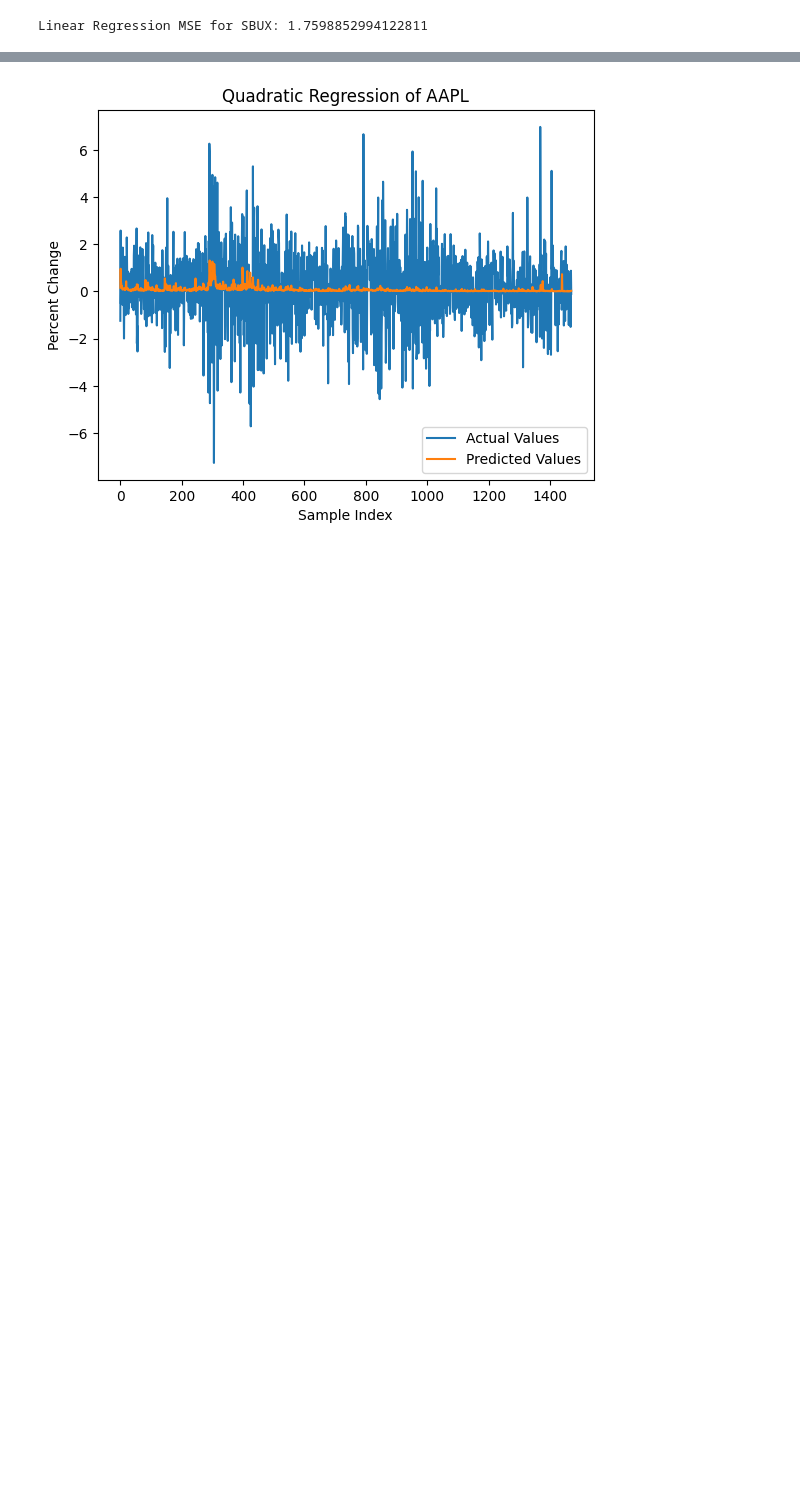
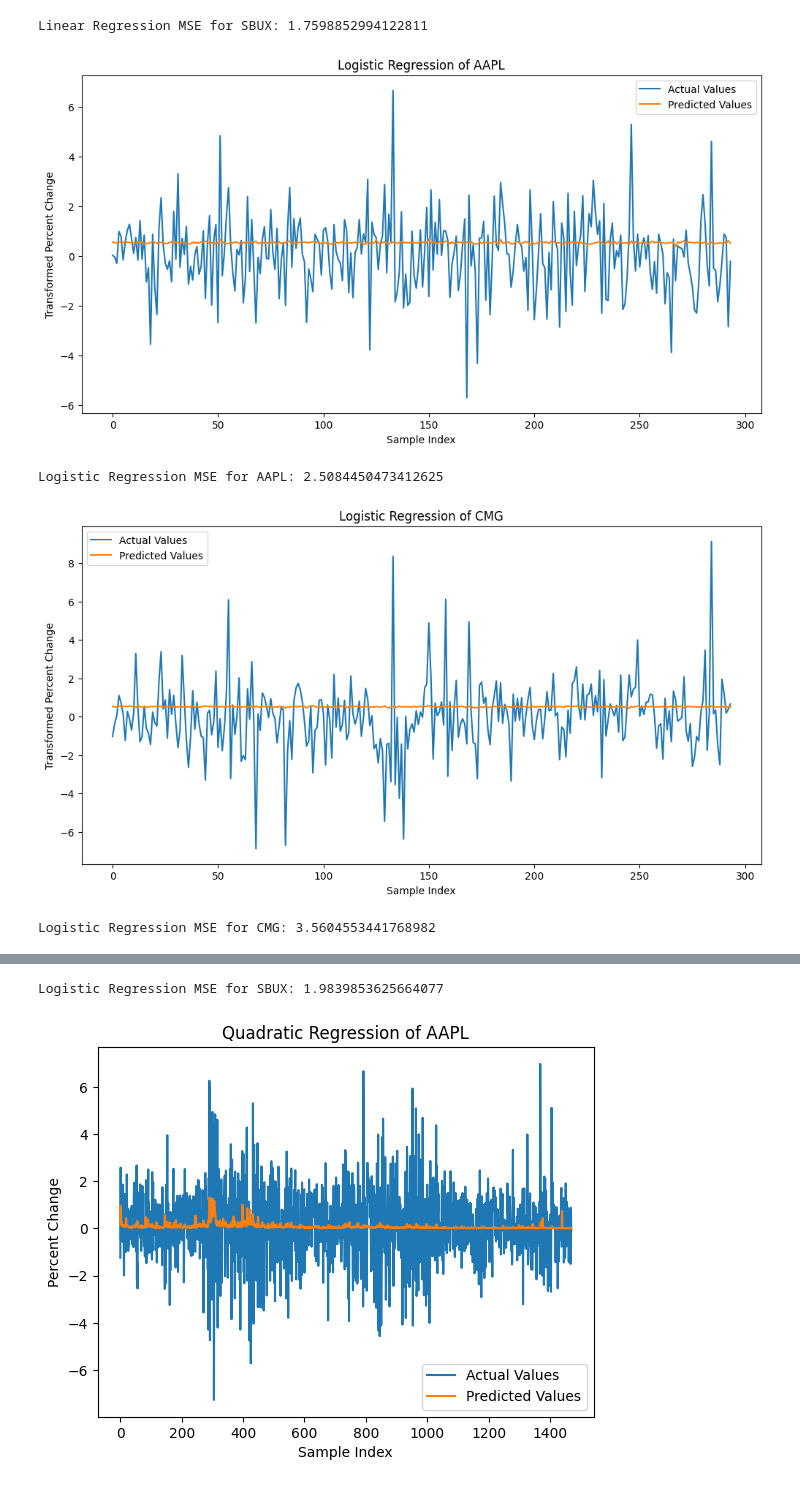
Before and after one commit to ivng8/9K-Stock-Ticker, a Jupyter notebook: All_Models.ipynb, the cells around one changed output, grey strips where cells are left out. Saved outputs shown, nothing was run; the diff lists cells and outputs as text; code cells hidden in the pictures; blank space fills up the shorter version.

Commit message:
Add CNN and Logistic Regression

```diff
--- a/All_Models.ipynb
+++ b/All_Models.ipynb
@@ -123,3 +124,46 @@ Linear Regression MSE for AAPL: 2.305506688382206
 Linear Regression MSE for CMG: 3.275972865569313
 [figure]
 Linear Regression MSE for SBUX: 1.7598852994122811
+# %%
+i = 0
+for d in ticker_data:
+    # Split into features (X) and target (y)
+    X = d[features].values
+    y = d['Next Change'].values
+    name = selected_ticker[i]
+
+    # Standardize the features
+    scaler = StandardScaler()
+    X_scaled = scaler.fit_transform(X)
+
+    # Split data into training and testing sets
+    X_train, X_test, y_train, y_test = train_test_split(X_scaled, y, test_size=0.2, random_state=42)
+    # Initialize and train a linear regression model
+    linear_model = LinearRegression()
+    linear_model.fit(X_train, y_train)
+
+    # Predict on test set
+    y_pred_linear = linear_model.predict(X_test)
+
+    # Apply logistic transformation to the predictions (sigmoid)
+    y_pred_logistic = expit(y_pred_linear)
+
+    # Plot predictions
+    plt.figure(figsize=(12, 6))
+    plt.plot(range(len(y_test)), y_test, label="Actual Values")
+    plt.plot(range(len(y_pred_logistic)), y_pred_logistic, label="Predicted Values")
+    plt.xlabel("Sample Index")
+    plt.ylabel("Transformed Percent Change")
+    plt.title(f"Logistic Regression of {name}")
+    plt.legend()
+    plt.show()
+
+    # Evaluate model
+    mse = mean_squared_error(y_test, y_pred_logistic)
+    print(f"Logistic Regression MSE for {name}: {mse}")
+    i += 1
+# %% [output]
+[figure, added]
+Logistic Regression MSE for AAPL: 2.5084450473412625
+[figure, added]
+Logistic Regression MSE for CMG: 3.5604553441768982
@@ -126,3 +171,4 @@ Linear Regression MSE for SBUX: 1.7598852994122811
+Logistic Regression MSE for SBUX: 1.9839853625664077
 # %%
 i = 0
 for d in ticker_data:
```
Also changed, not shown: parts of 4 cells of this notebook.
